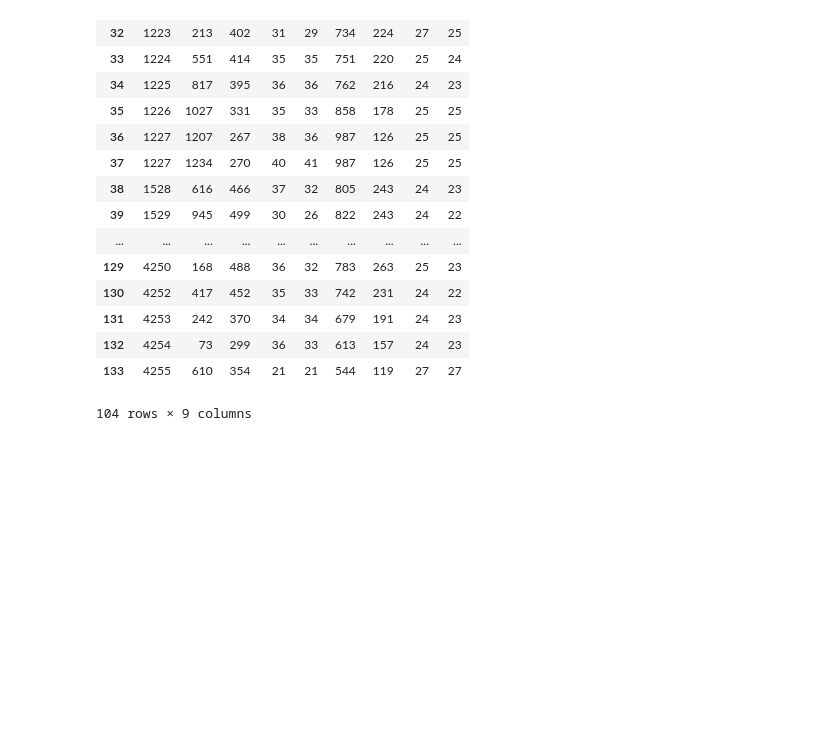
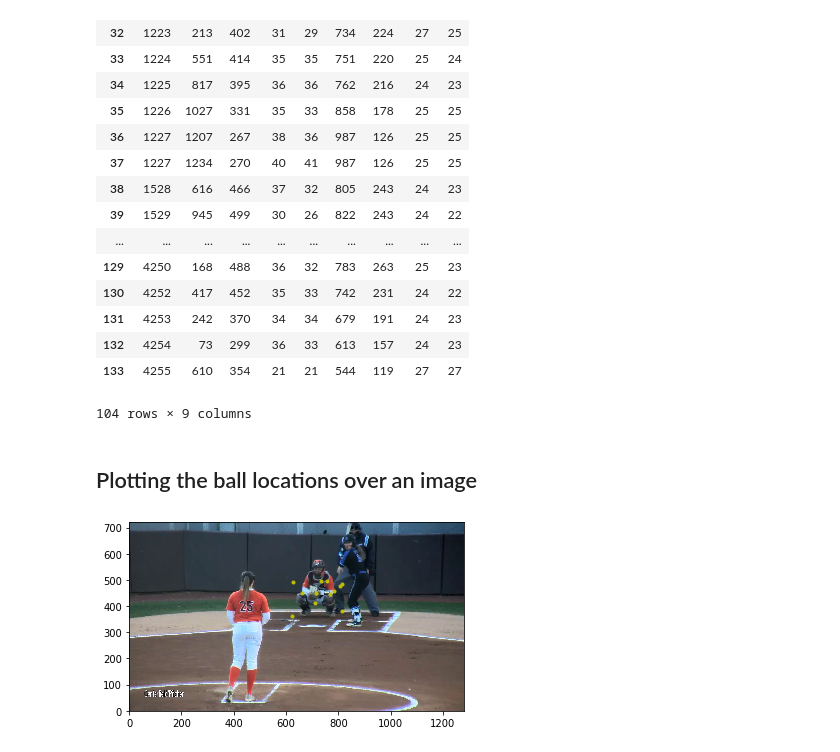
Before and after one commit to 2020-Computer-Vision/PitchAutomation, a Jupyter notebook: Pitch Analytics.ipynb, the cells around one changed output. Drawn from its saved outputs; the diff is of its cells as text; code cells hidden in the pictures; blank space fills up the shorter version.

Commit message:
Created an image with the pitch locations

```diff
--- a/Pitch Analytics.ipynb
+++ b/Pitch Analytics.ipynb
@@ -248,3 +248,19 @@ for index, row in result.iterrows():
 #df.columns = ['cx','cy','w','h']
 df.drop([59])
 df.to_csv("Pitch_Locations.csv")
+# %% [markdown]
+## Plotting the ball locations over an image
+# %%
+im = plt.imread('frames/frame00137_CENTER.jpg')
+im = np.flipud(im)
+implot = plt.imshow(im, origin='lower')
+
+x = df['cx_y']
+y = abs(df['cy_y'] - 720)
+plt.scatter(x,y, marker = '.', color='y')
+plt.xlim([0,1280])
+plt.ylim([0,720])
+
+plt.savefig("Pitch_Locations.png")
+# %% [output]
+[figure, added]
```
Also changed, not shown: 1 other file.
